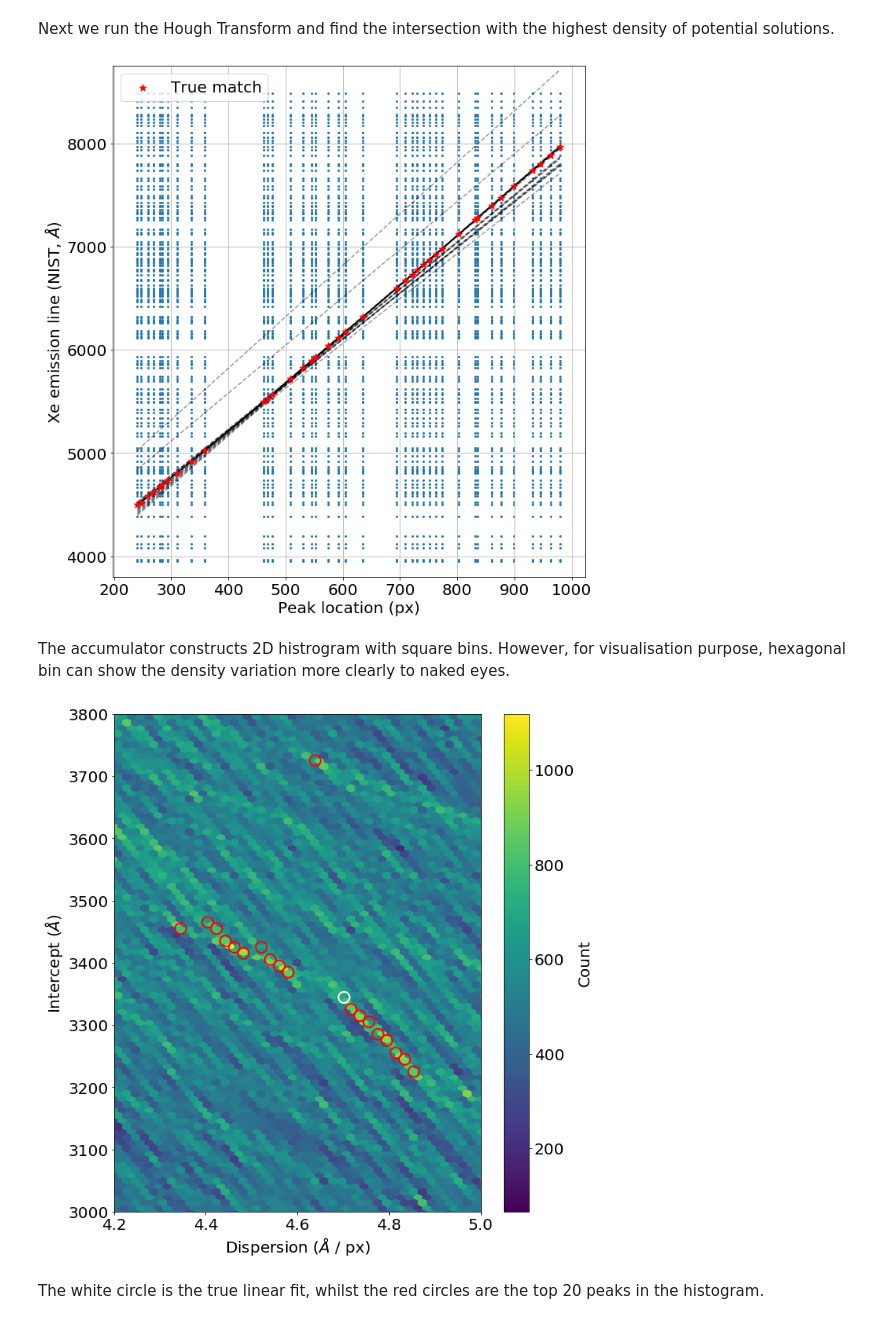
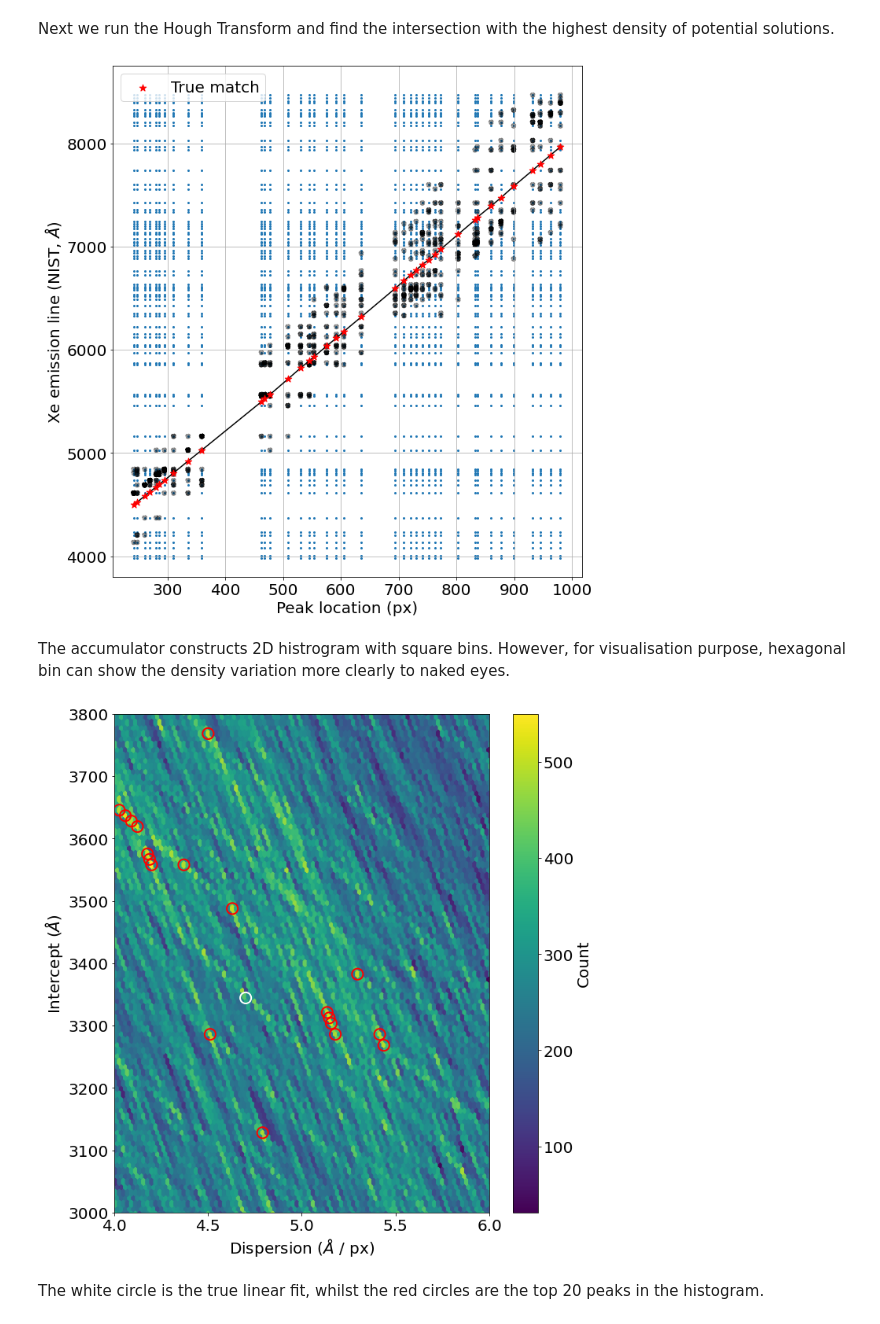
Before and after one commit to jveitchmichaelis/rascal, a Jupyter notebook: examples/Worked_example_with_ground_truth.ipynb, the cells around one changed output. Saved outputs shown, nothing was run; the diff lists cells and outputs as text; code cells hidden in the pictures.

```diff
--- a/examples/Worked_example_with_ground_truth.ipynb
+++ b/examples/Worked_example_with_ground_truth.ipynb
@@ -58,5 +58,10 @@ Pixel position and Best-fit wavelength of the peaks:  980 matched to 7967.34
 # %% [markdown]
 Now we instantiate a calibrator. In this case, we know that our wavelength range is around 3400 to 8000 Angstrom.
 # %%
-c = Calibrator(peaks, num_pix=1024, min_wavelength=3400., max_wavelength=8000.)
+c = Calibrator(peaks)
+c.set_calibrator_properties(num_pix=1024)
+c.set_hough_properties(min_wavelength=3400.,
+                       max_wavelength=8000.,
+                       xbins=100,
+                       ybins=100)
 c.add_atlas(elements=lamps)
@@ -92,10 +101,11 @@ plt.tight_layout()
 Next we run the Hough Transform and find the intersection with the highest density of potential solutions.
 # %%
 # Apply the Hough Transform
-accumulator = c._hough_points(c.pairs[:,0], c.pairs[:,1], num_slopes=5000)
+c.do_hough_transform()
+
 # Get the best potential solutions
-_, lines = c._get_top_lines(accumulator, top_n=20, xbins=100, ybins=100)
-
+c._get_candidate_points_linear()
+most_common_peaks, most_common_wavelengths = c._get_most_common_candidates(c.candidates, top_n_candidate=20, weighted=True)
 x = np.linspace(min(peaks), max(peaks))
 
 # Set the plotting space
@@ -106,11 +116,7 @@ ax = fig.add_subplot(111)
 ax.scatter(*c.pairs.T, s=4)
 ax.scatter(peaks, wavelengths, c='red', s=80, marker='*', label="True match", zorder=20)
 ax.plot(peaks, wavelengths, c='black', zorder=10)
-
-for l in lines:
-    candidate_peaks, candidate_wavelengths = c._get_candidate_points_linear(l[0], l[1], thresh=15)
-    f = models.polynomial(l, degree=1)
-    ax.plot(x, f(x), alpha=0.4, c='black', linestyle='dashed')
+ax.scatter(most_common_peaks, most_common_wavelengths, alpha=0.4, c='black', linestyle='dashed')
 
 # Set the format
 ax.set_xlabel("Peak location (px)")
@@ -121,34 +127,35 @@ ax.legend()
 
 fig.tight_layout()
 # %% [output]
-[figure, old version]
+[figure, new version]
 # %% [markdown]
 The accumulator constructs 2D histrogram with square bins. However, for visualisation purpose, hexagonal bin can show the density variation more clearly to naked eyes.
 # %%
 fig = plt.figure()
 ax = fig.add_subplot(111)
 
 # Generate hex-plot
-hexplot = ax.hexbin(*accumulator.T, gridsize=100)
+hexplot = ax.hexbin(*c.hough_points.T, gridsize=100)
 
+most_common_m, most_common_intercept = hexplot._offsets[np.argsort(-hexplot._A)[:20]].T
 # Add circles
-for l in lines:
-    ax.scatter(l[0], l[1], s=200, edgecolors='red', facecolors='None', linewidths=2)
+for m, intercept in zip(most_common_m, most_common_intercept):
+    ax.scatter(m, intercept, s=200, edgecolors='red', facecolors='None', linewidths=2)
 
 ax.scatter(m_true, c_true, s=200, edgecolors='white', facecolors='None', linewidths=2)
 
 # Add colour bar
 cb = fig.colorbar(hexplot)
 cb.set_label("Count")
 
 # Set the format
 ax.set_xlabel("Dispersion ($\AA$ / px)")
 ax.set_ylabel("Intercept ($\AA$)")
-ax.set_xlim(4.2, 5.)
+ax.set_xlim(4., 6.)
 ax.set_ylim(3000., 3800.)
 fig.tight_layout()
 # %% [output]
-[figure, old version]
+[figure, new version]
 # %% [markdown]
 The white circle is the true linear fit, whilst the red circles are the top 20 peaks in the histogram.
 # %% [markdown]
```
Also changed, not shown: parts of 10 cells of this notebook, 8 other files.
